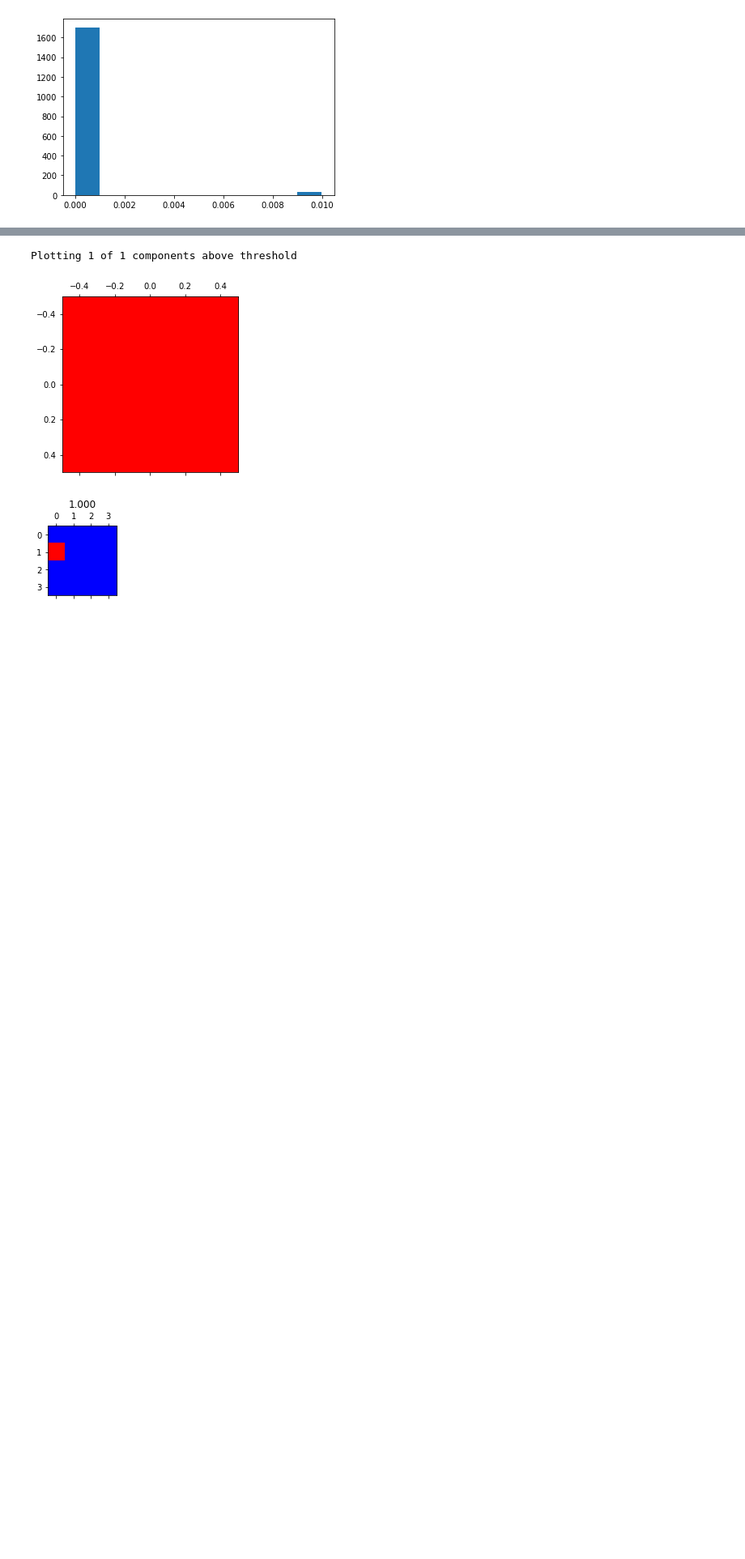
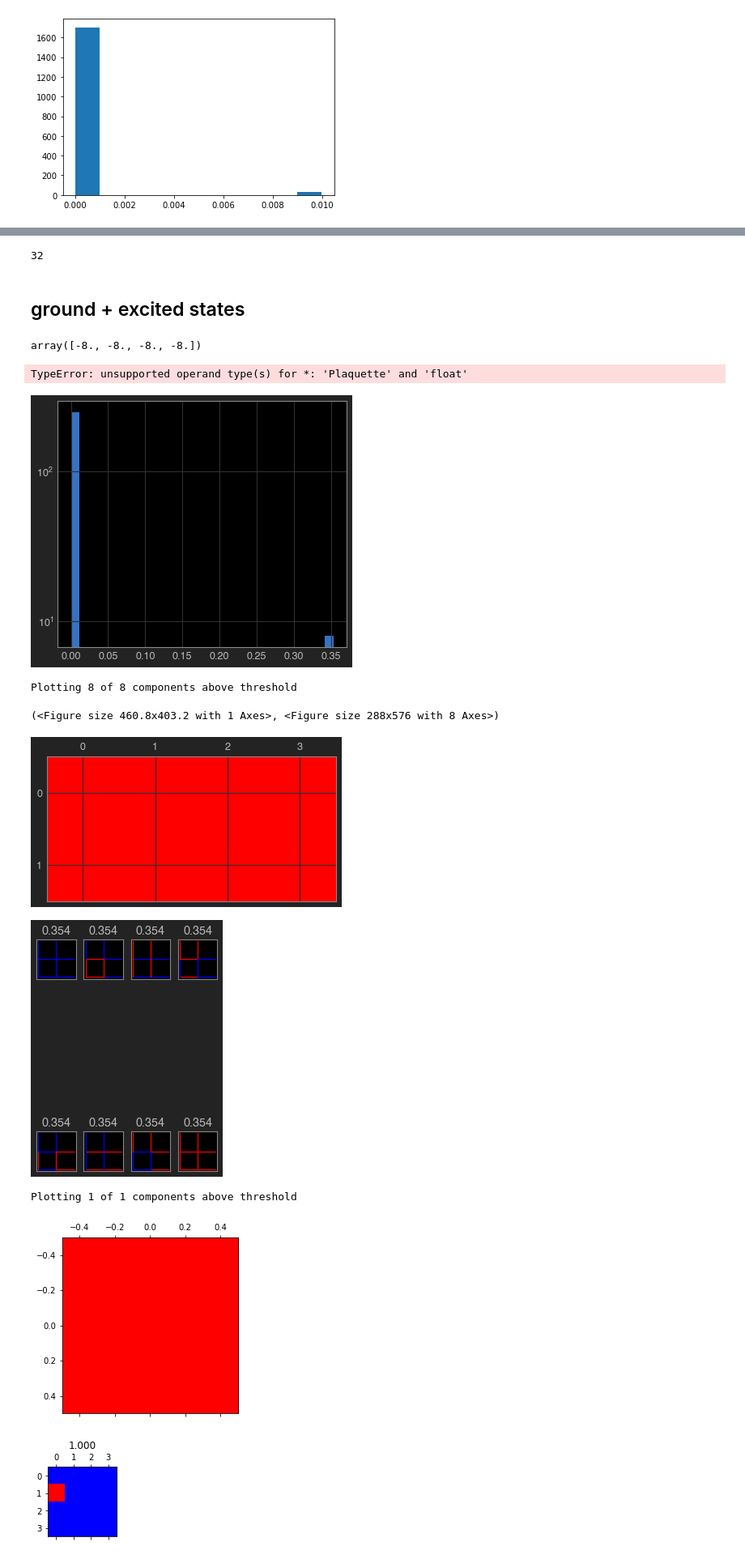
Before and after one commit to akuczala/toric-code, a Jupyter notebook: toric-code-2.ipynb, the cells around one changed output, grey strips where cells are left out. Shown: that part at 81% size. Drawn from its saved outputs; the diff is of its cells as text; code cells hidden in the pictures; blank space fills up the shorter version.

```diff
--- a/toric-code-2.ipynb
+++ b/toric-code-2.ipynb
@@ -57,3 +63,29 @@ Plotting 32 of 32768 components above threshold
+# %%
+np.count_nonzero(~np.isclose(vec, 0))
+# %% [output]
+32
+# %% [markdown]
+## ground + excited states
+# %%
+eigs[np.isclose(eigs,eigs[0])]
+# %% [output]
+array([-8., -8., -8., -8.])
+# %%
+grid_point_class = h.local_terms[0].GridPointClass
+B = Plaquette.new(grid_point_class.new(0,0)).generate_matrix(
+vec = np.dot(B, vecs[:,0])
+# %% [output]
+TypeError: unsupported operand type(s) for *: 'Plaquette' and 'float'
+# %%
+vec = vecs[:,3]
+plt.hist(np.abs(vec), bins=30); plt.yscale('log'); plt.show()
+plot_vec(vec, h.qubits, threshold=0.3, max_terms=36)
+# %% [output]
+[figure, added]
+Plotting 8 of 8 components above threshold
+(<Figure size 460.8x403.2 with 1 Axes>, <Figure size 288x576 with 8 Axes>)
+[figure, added]
+[figure, added]
 # %%
 import scipy.sparse
 one_hot = eye.getcol(1)
```
Also changed, not shown: parts of 10 cells of this notebook, 10 other files.
